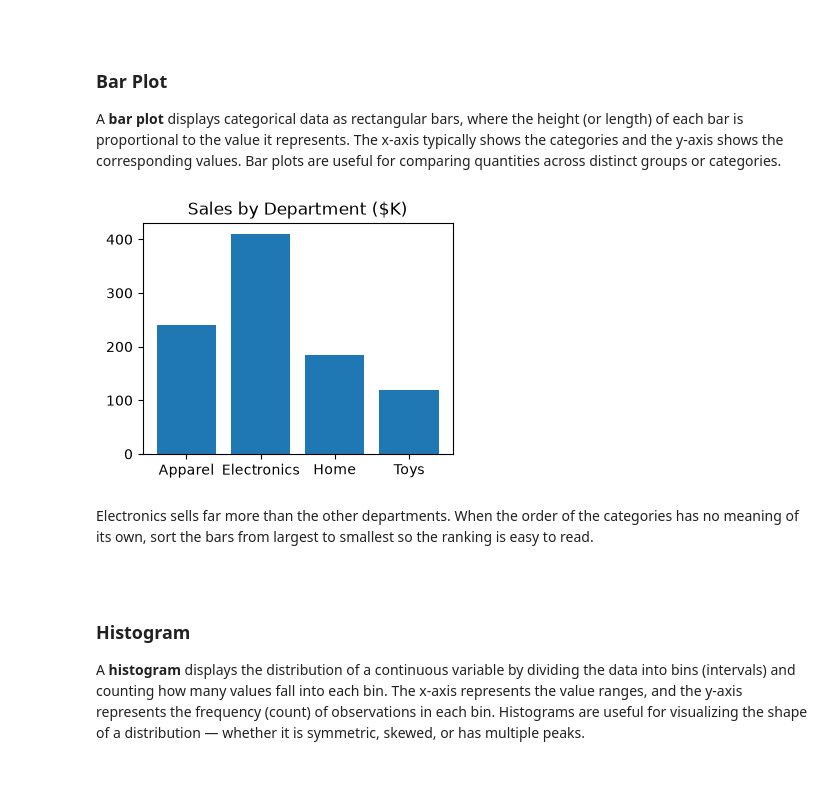
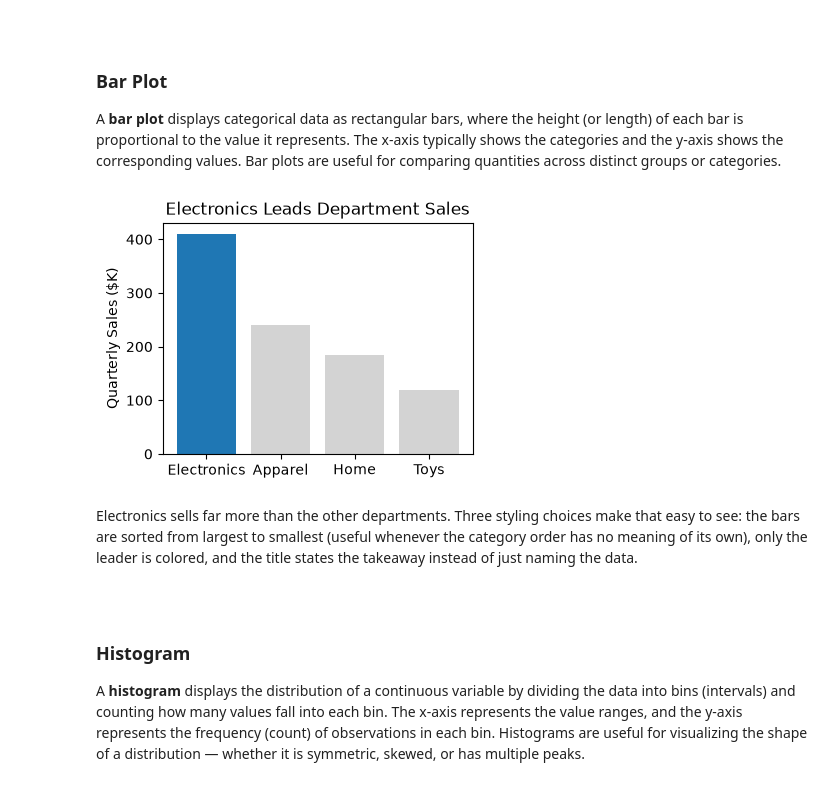
Before and after one commit to tychen742/dsm, a Jupyter notebook: chapters/06-matplotlib/0603-controls-plot-types.ipynb, the cells around one changed output. Saved outputs shown, nothing was run; the diff lists cells and outputs as text; code cells hidden in the pictures.

````diff
--- a/chapters/06-matplotlib/0603-controls-plot-types.ipynb
+++ b/chapters/06-matplotlib/0603-controls-plot-types.ipynb
@@ -407,15 +410,21 @@ A **bar plot** displays categorical data as rectangular bars, where the height (
 # %%
 departments = ['Apparel', 'Electronics', 'Home', 'Toys']
 sales = [240, 410, 185, 120]                   ### quarterly sales in $K
 
+order = np.argsort(sales)[::-1]                ### positions from largest to smallest
+sorted_departments = [departments[i] for i in order]
+sorted_sales = [sales[i] for i in order]
+colors = ['tab:blue'] + ['lightgray'] * (len(sorted_sales) - 1)   ### highlight only the leader
+
 fig, ax = plt.subplots(figsize=(4, 3))
-ax.bar(departments, sales)
-ax.set_title('Sales by Department ($K)')
+ax.bar(sorted_departments, sorted_sales, color=colors)
+ax.set_ylabel('Quarterly Sales ($K)')
+ax.set_title('Electronics Leads Department Sales')
 plt.show()
 # %% [output]
-[figure, old version]
+[figure, new version]
 # %% [markdown]
-Electronics sells far more than the other departments. When the order of the categories has no meaning of its own, sort the bars from largest to smallest so the ranking is easy to read.
+Electronics sells far more than the other departments. Three styling choices make that easy to see: the bars are sorted from largest to smallest (useful whenever the category order has no meaning of its own), only the leader is colored, and the title states the takeaway instead of just naming the data.
 # %% [markdown]
 
 ```{index} histogram, bin
````
Also changed, not shown: parts of 6 cells of this notebook, 1 other file.
